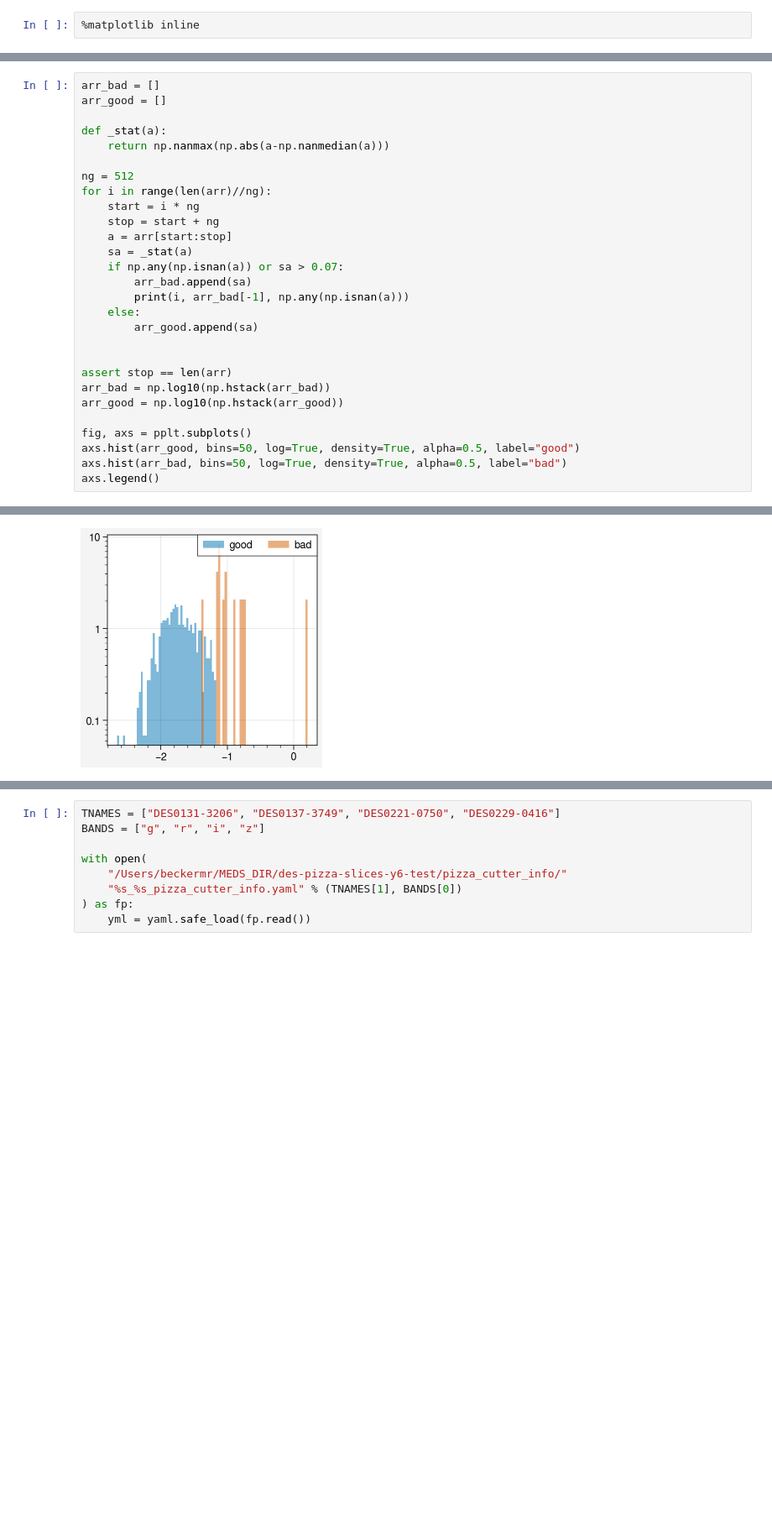
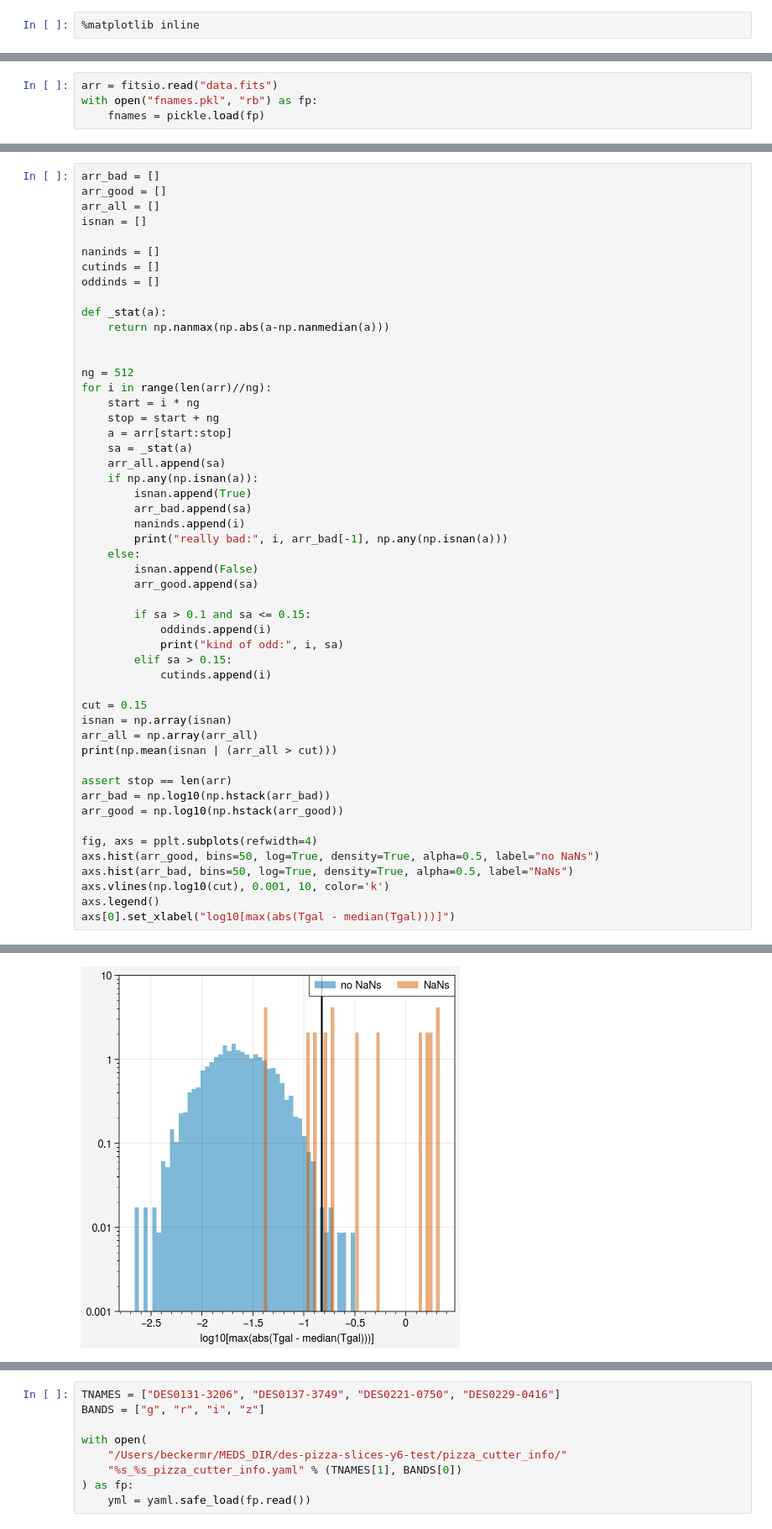
Before and after one commit to beckermr/des-y6-analysis, a Jupyter notebook: 2021_11_19_check_psf_regions/plot_stuff.ipynb, the cells around one changed output, grey strips where cells are left out. Shown: that part at 84% size. Saved outputs shown, nothing was run; the diff lists cells and outputs as text; blank space fills up the shorter version.

```diff
--- a/2021_11_19_check_psf_regions/plot_stuff.ipynb
+++ b/2021_11_19_check_psf_regions/plot_stuff.ipynb
@@ -85,3 +93,7 @@ KeyboardInterrupt:
+# %%
+arr = fitsio.read("data.fits")
+with open("fnames.pkl", "rb") as fp:
+    fnames = pickle.load(fp)
 # %%
 print(np.any(np.isnan(arr)))
 
@@ -93,9 +105,16 @@ True
 # %%
 arr_bad = []
 arr_good = []
+arr_all = []
+isnan = []
+
+naninds = []
+cutinds = []
+oddinds = []
 
 def _stat(a):
     return np.nanmax(np.abs(a-np.nanmedian(a)))
+
 
 ng = 512
 for i in range(len(arr)//ng):
@@ -103,19 +122,35 @@ for i in range(len(arr)//ng):
     stop = start + ng
     a = arr[start:stop]
     sa = _stat(a)
-    if np.any(np.isnan(a)) or sa > 0.07:
+    arr_all.append(sa)
+    if np.any(np.isnan(a)):
+        isnan.append(True)
         arr_bad.append(sa)
-        print(i, arr_bad[-1], np.any(np.isnan(a)))
+        naninds.append(i)
+        print("really bad:", i, arr_bad[-1], np.any(np.isnan(a)))
     else:
+        isnan.append(False)
         arr_good.append(sa)
 
+        if sa > 0.1 and sa <= 0.15:
+            oddinds.append(i)
+            print("kind of odd:", i, sa)
+        elif sa > 0.15:
+            cutinds.append(i)
+
+cut = 0.15
+isnan = np.array(isnan)
+arr_all = np.array(arr_all)
+print(np.mean(isnan | (arr_all > cut)))
 
 assert stop == len(arr)
 arr_bad = np.log10(np.hstack(arr_bad))
 arr_good = np.log10(np.hstack(arr_good))
 
-fig, axs = pplt.subplots()
-axs.hist(arr_good, bins=50, log=True, density=True, alpha=0.5, label="good")
-axs.hist(arr_bad, bins=50, log=True, density=True, alpha=0.5, label="bad")
+fig, axs = pplt.subplots(refwidth=4)
+axs.hist(arr_good, bins=50, log=True, density=True, alpha=0.5, label="no NaNs")
+axs.hist(arr_bad, bins=50, log=True, density=True, alpha=0.5, label="NaNs")
+axs.vlines(np.log10(cut), 0.001, 10, color='k')
 axs.legend()
+axs[0].set_xlabel("log10[max(abs(Tgal - median(Tgal)))]")
 # %% [output]
@@ -138 +175 @@ axs.legend()
-[figure, old version]
+[figure, new version]
```
Also changed, not shown: parts of 17 cells of this notebook, 6 other files.
